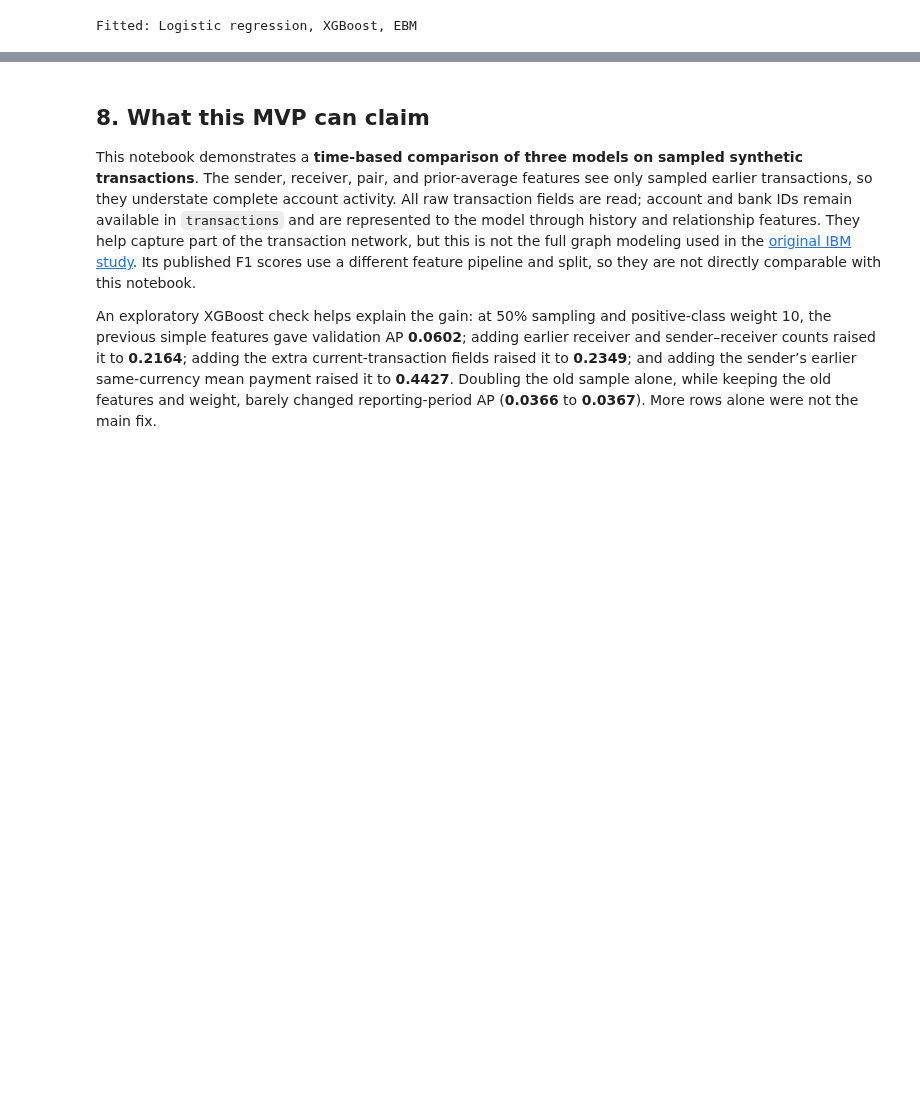
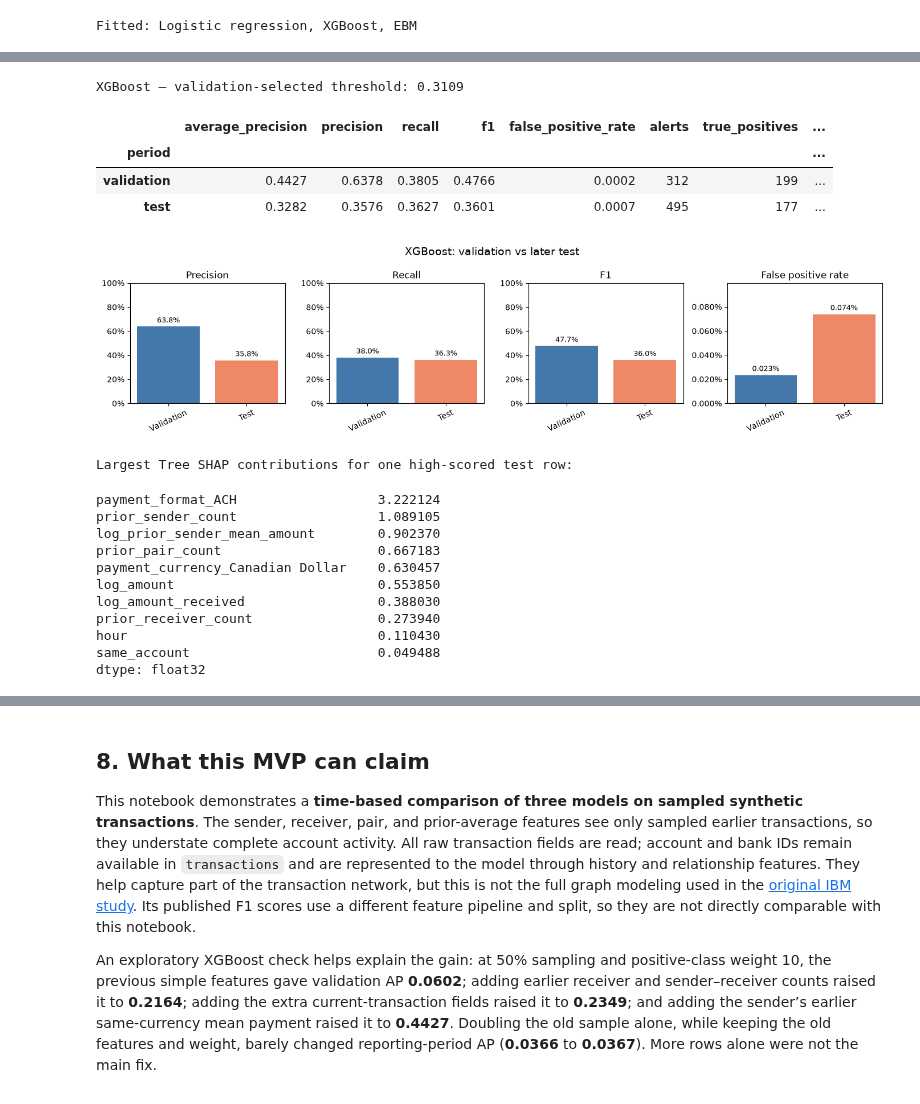
Before and after one commit to codewithdaniel1/Explainable-AML-Transaction-Monitoring, a Jupyter notebook: aml_modeling.ipynb, the cells around one changed output, grey strips where cells are left out. Cells and saved outputs as stored; diff of their text form; code cells hidden in the pictures; blank space fills up the shorter version.

```diff
--- a/aml_modeling.ipynb
+++ b/aml_modeling.ipynb
@@ -390,0 +394,30 @@ dtype: float64
+# %%
+show_model_scorecard("XGBoost")
+
+xgboost = models["XGBoost"]
+most_flagged = np.argmax(scores[("XGBoost", "test")])
+contributions = xgboost.get_booster().predict(
+    DMatrix(X_test.iloc[[most_flagged]]), pred_contribs=True
+)[0][:-1]
+shap_values = pd.Series(contributions, index=X_train.columns)
+print("Largest Tree SHAP contributions for one high-scored test row:")
+display(shap_values.reindex(shap_values.abs().sort_values(ascending=False).index).head(10))
+# %% [output]
+XGBoost — validation-selected threshold: 0.3109
+|  | average_precision | precision | recall | f1 | false_positive_rate | alerts | true_positives | ... |
+| period |  |  |  |  |  |  |  | ... |
+| validation | 0.4427 | 0.6378 | 0.3805 | 0.4766 | 0.0002 | 312 | 199 | ... |
+| test | 0.3282 | 0.3576 | 0.3627 | 0.3601 | 0.0007 | 495 | 177 | ... |
+[figure, added]
+Largest Tree SHAP contributions for one high-scored test row:
+payment_format_ACH                  3.222124
+prior_sender_count                  1.089105
+log_prior_sender_mean_amount        0.902370
+prior_pair_count                    0.667183
+payment_currency_Canadian Dollar    0.630457
+log_amount                          0.553850
+log_amount_received                 0.388030
+prior_receiver_count                0.273940
+hour                                0.110430
+same_account                        0.049488
+dtype: float32
```
Also changed, not shown: parts of 15 cells of this notebook, 2 other files.
